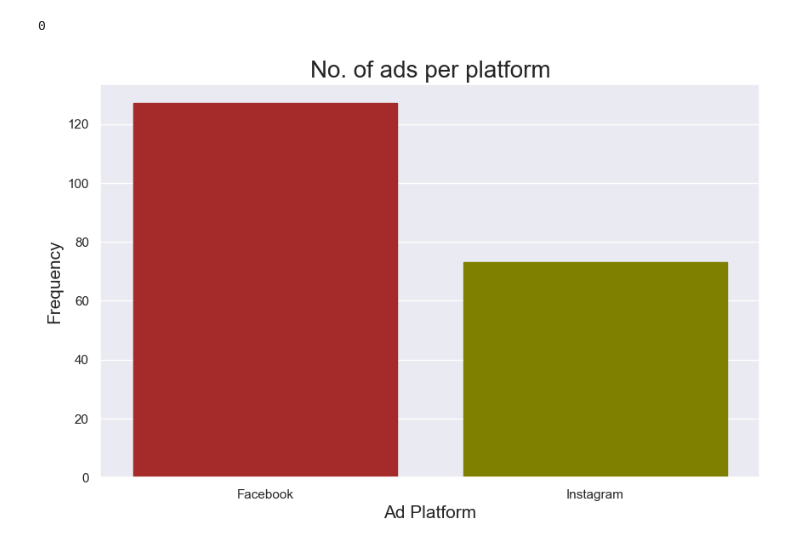
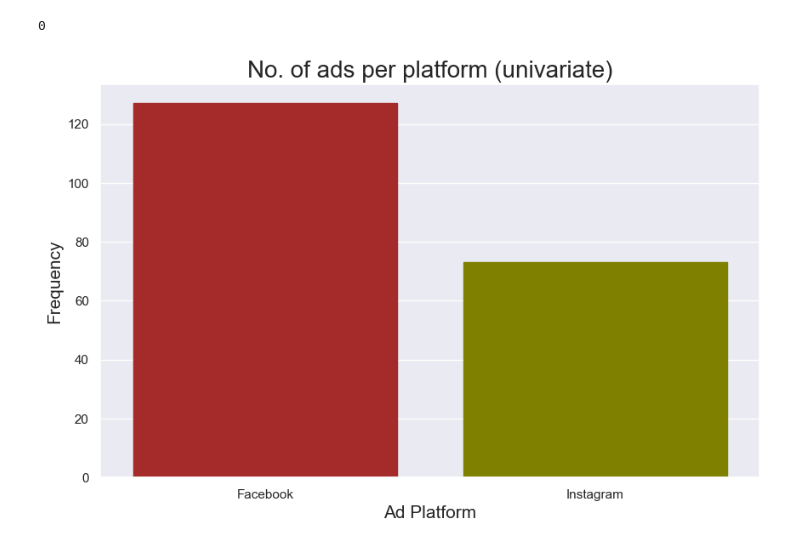
Before and after one commit to yellow-bananas-are-sweet/social-media-advertisement, a Jupyter notebook: analysis.ipynb, the cells around one changed output. Cells and saved outputs as stored; diff of their text form; code cells hidden in the pictures.

Commit message:
univariate + bivariate + multivariate analysis

```diff
--- a/analysis.ipynb
+++ b/analysis.ipynb
@@ -71,13 +71,13 @@ d.duplicated().sum()
 # %%
 plt.figure(figsize=(10,6))
 sea.set(style=('darkgrid'))
 gph = sea.countplot(data=d, x='ad_platform')
 gph.set_xlabel('Ad Platform', fontsize=15)
 gph.set_ylabel('Frequency', fontsize=15)
 gph.patches[0].set_color('brown')
 gph.patches[1].set_color('olive')
-gph = gph.set_title('No. of ads per platform', fontsize=20)
+gph = gph.set_title('No. of ads per platform (univariate)', fontsize=20)
 
 plt.show()
 # %% [output]
-[figure, old version]
+[figure, new version]
```
Also changed, not shown: parts of 8 cells of this notebook.
